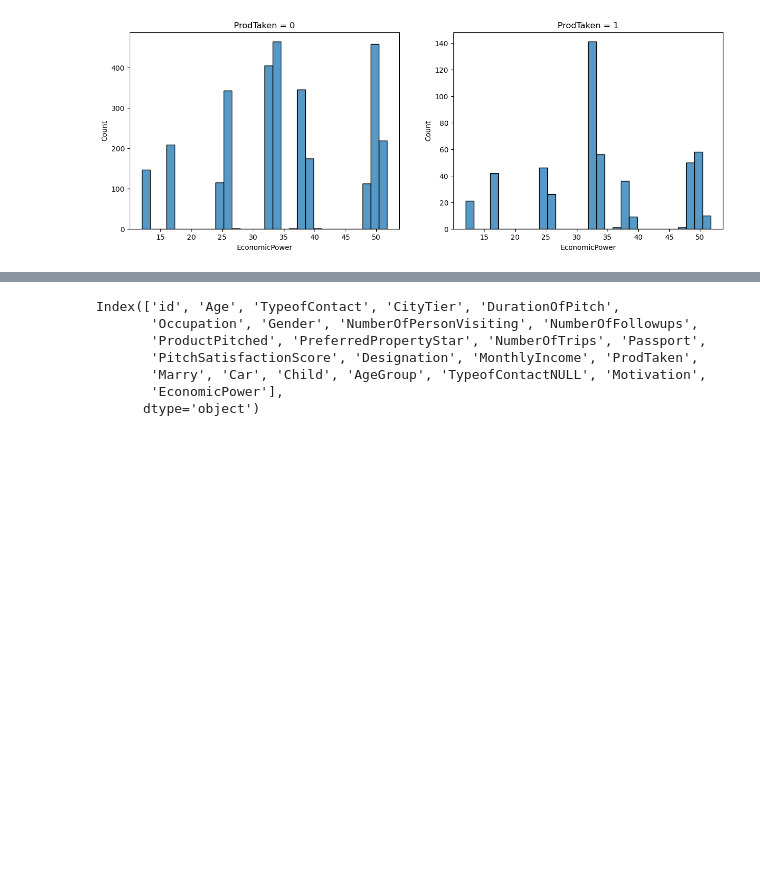
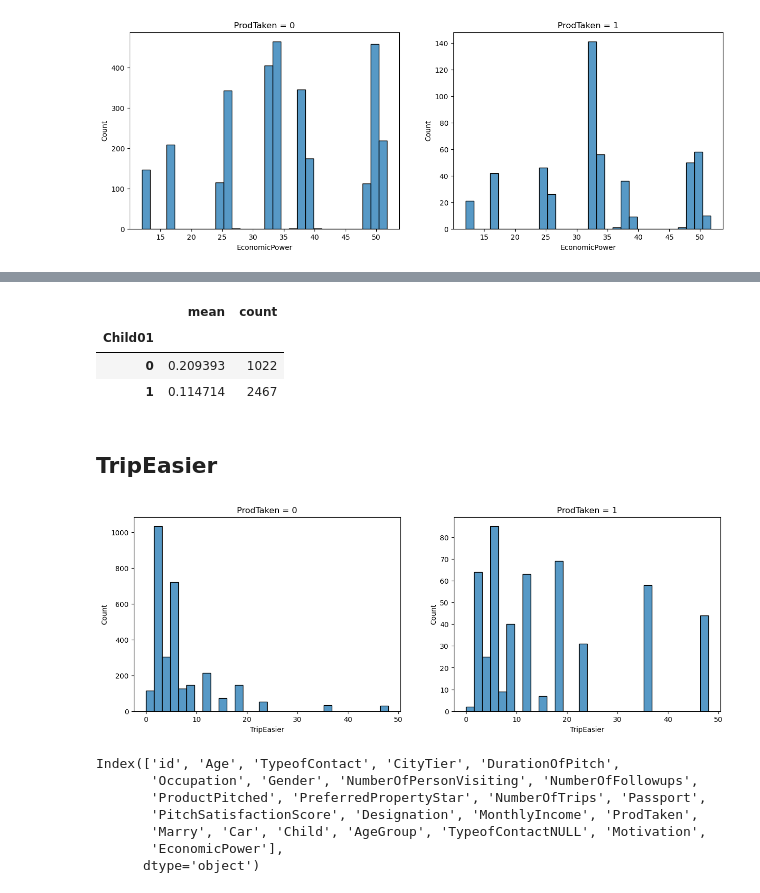
Before and after one commit to RickHub0115/SIGNATE-Summer-Cup-2024, a Jupyter notebook: scr/feature_engineering/feature_relation.ipynb, the cells around one changed output, grey strips where cells are left out. Saved outputs shown, nothing was run; the diff lists cells and outputs as text; code cells hidden in the pictures; blank space fills up the shorter version.

```diff
--- a/scr/feature_engineering/feature_relation.ipynb
+++ b/scr/feature_engineering/feature_relation.ipynb
@@ -329,3 +344,16 @@ feature_visualization('EconomicPower')
+# %%
+feature_statics('Child01')
+# %% [output]
+|  | mean | count |
+| Child01 |  |  |
+| 0 | 0.209393 | 1022 |
+| 1 | 0.114714 | 2467 |
+# %% [markdown]
+## TripEasier
+# %%
+feature_visualization('TripEasier')
+# %% [output]
+[figure, added]
 # %%
 df_train.columns
 # %% [output]
```
Also changed, not shown: parts of 3 cells of this notebook, 5 other files.
